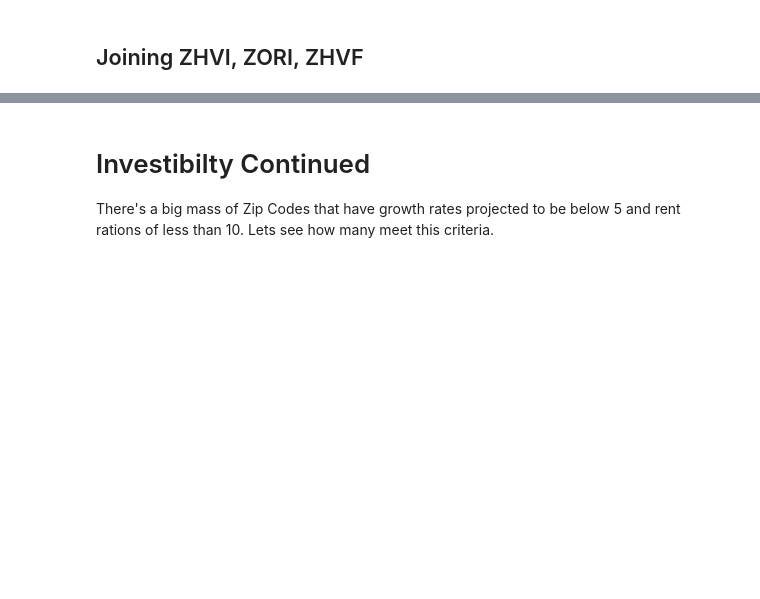
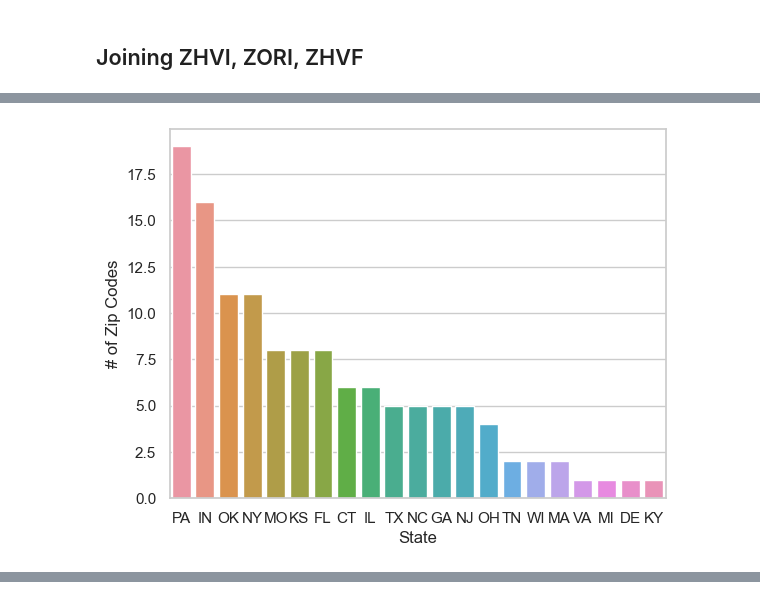
Before and after one commit to samkrall/dataprepandanalysis, a Jupyter notebook: Final_Projec_SK.ipynb, the cells around one changed output, grey strips where cells are left out. Drawn from its saved outputs; the diff is of its cells as text; code cells hidden in the pictures; blank space fills up the shorter version.

```diff
--- a/Final_Projec_SK.ipynb
+++ b/Final_Projec_SK.ipynb
@@ -862,8 +839,10 @@ df = pd.read_csv('https://raw.githubusercontent.com/samkrall/dataprepandanalysis
 print(df.shape)
 print(df['RegionType'].unique())
 display(df.head())
+df.rename(columns={'RegionName':'Zip'}, inplace=True)
+df_dim_geo = df[['RegionID', 'RegionType', 'StateName', 'SizeRank', 'State', 'City', 'Metro', 'CountyName', 'Zip']]
+df_dim_geo['Zip'] = df_dim_geo['Zip'].astype('str')
 df.drop(columns=['RegionID', 'RegionType', 'StateName', 'SizeRank', 'State', 'City', 'Metro', 'CountyName'], inplace=True)
-df.rename(columns={'RegionName':'Zip'}, inplace=True)
 df_zhvi_zip = df.melt(id_vars = ['Zip'], var_name = 'Date', value_name = 'ZHVI').astype({'Date':'datetime64[ns]', 'Zip':'str'})
 print(df_zhvi_zip.shape)
 print(df_zhvi_zip.info())
@@ -1020,2 +1083,14 @@ plt.tight_layout()
 # %%
-sns.kdeplot(x="RentRatio", y="2025-10-31", data=df_investibility, cmap='YlGnBu', fill=True, levels=10)
+df_to_invest = df_to_invest[['Zip', '2025-10-31', 'RentRatio', 'InvestFlag', 'ZHVI', 'ZORI']]
+df_dim_geo = df_dim_geo[['State', 'City', 'Metro', 'CountyName', 'Zip']]
+df_final_to_invest = pd.merge(df_to_invest, df_dim_geo, on='Zip')
+
+#value counts by state
+value_counts = df_final_to_invest['State'].value_counts()
+sns.barplot(x = value_counts.index, y=value_counts.values)
+plt.ylabel('# of Zip Codes')
+plt.show()
+#dataframe with all (0th percentil zips joined to higher level geo data)
+display(df_final_to_invest)
+# %% [output]
+[figure, added]
@@ -1024,3 +1113,0 @@ sns.set_theme(style="white")
-# %% [markdown]
-# Investibilty Continued
-There's a big mass of Zip Codes that have growth rates projected to be below 5 and rent rations of less than 10. Lets see how many meet this criteria.
```
Also changed, not shown: parts of 25 cells of this notebook.
